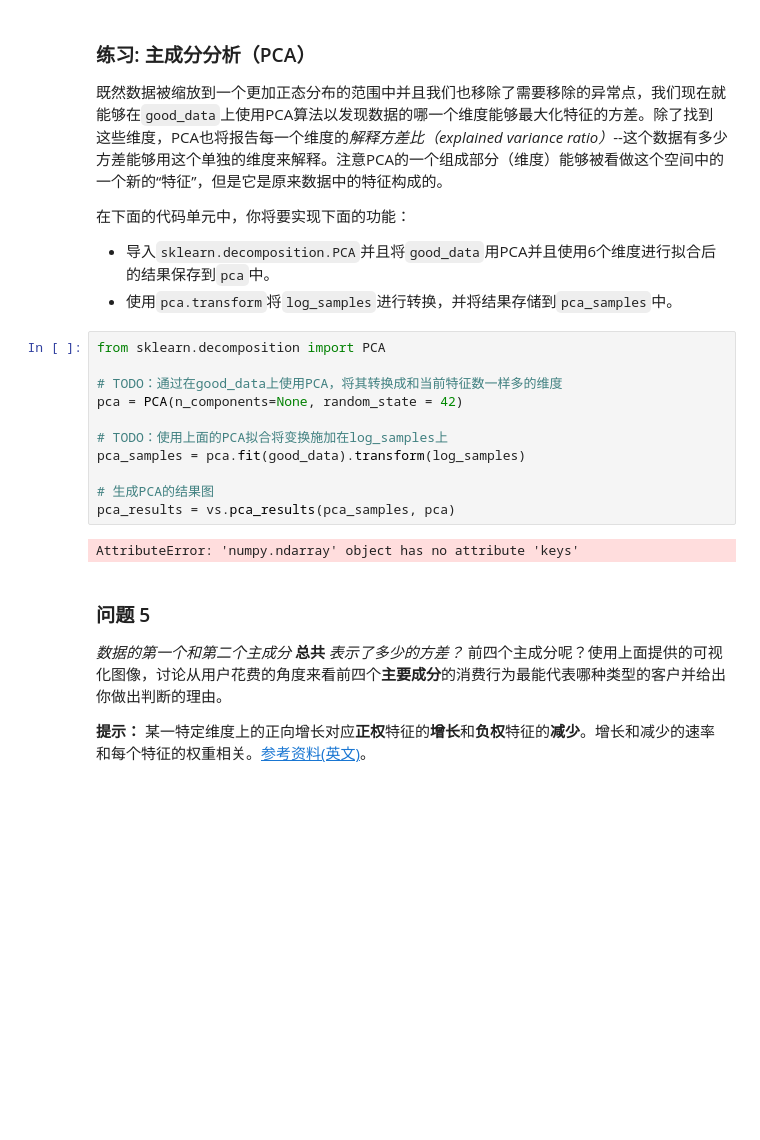
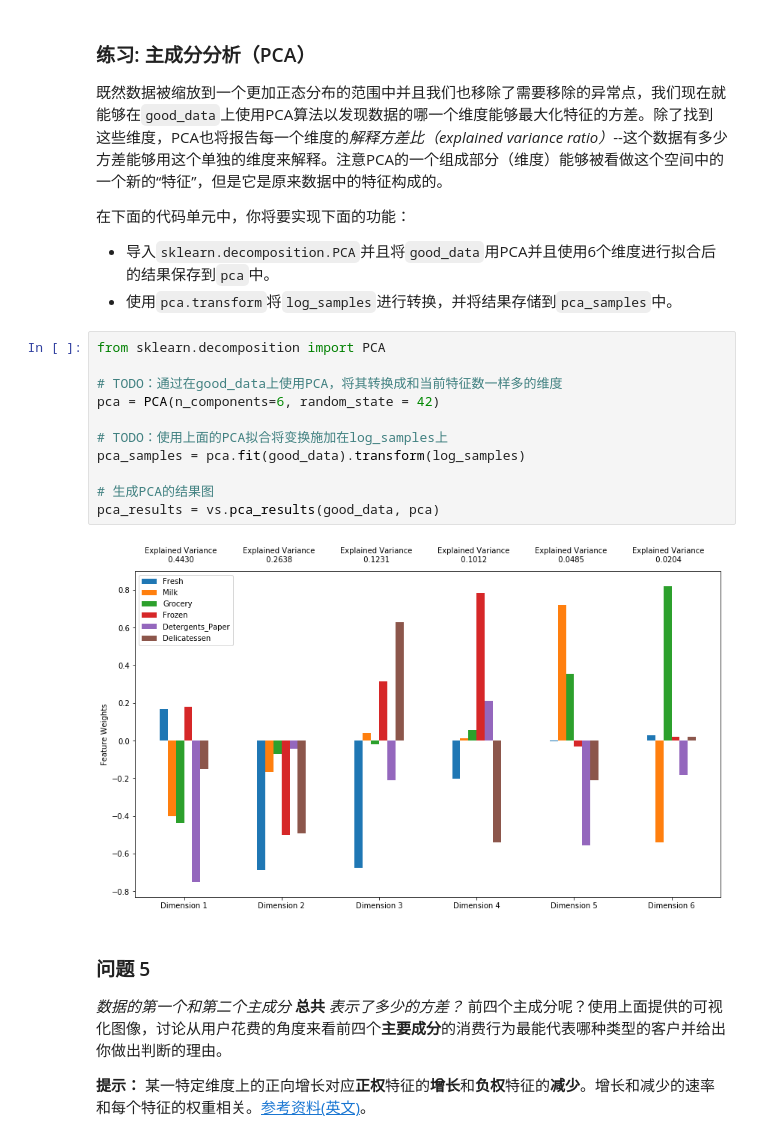
Before and after one commit to StevenHGuo/Unsupervised-Learning, a Jupyter notebook: creating_customer_segments/customer_segments.ipynb, the cells around one changed output. Cells and saved outputs as stored; diff of their text form; blank space fills up the shorter version.

```diff
--- a/creating_customer_segments/customer_segments.ipynb
+++ b/creating_customer_segments/customer_segments.ipynb
@@ -313,16 +313,16 @@ Data points considered outliers for the feature 'Delicatessen':
 # %%
 from sklearn.decomposition import PCA
 
 # TODO：通过在good_data上使用PCA，将其转换成和当前特征数一样多的维度
-pca = PCA(n_components=None, random_state = 42)
+pca = PCA(n_components=6, random_state = 42)
 
 # TODO：使用上面的PCA拟合将变换施加在log_samples上
 pca_samples = pca.fit(good_data).transform(log_samples)
 
 # 生成PCA的结果图
-pca_results = vs.pca_results(pca_samples, pca)
+pca_results = vs.pca_results(good_data, pca)
 # %% [output]
-AttributeError: 'numpy.ndarray' object has no attribute 'keys'
+[figure, added]
 # %% [markdown]
 ### 问题 5
 *数据的第一个和第二个主成分* **总共** *表示了多少的方差？*  前四个主成分呢？使用上面提供的可视化图像，讨论从用户花费的角度来看前四个**主要成分**的消费行为最能代表哪种类型的客户并给出你做出判断的理由。
```
Also changed, not shown: parts of 7 cells of this notebook.
